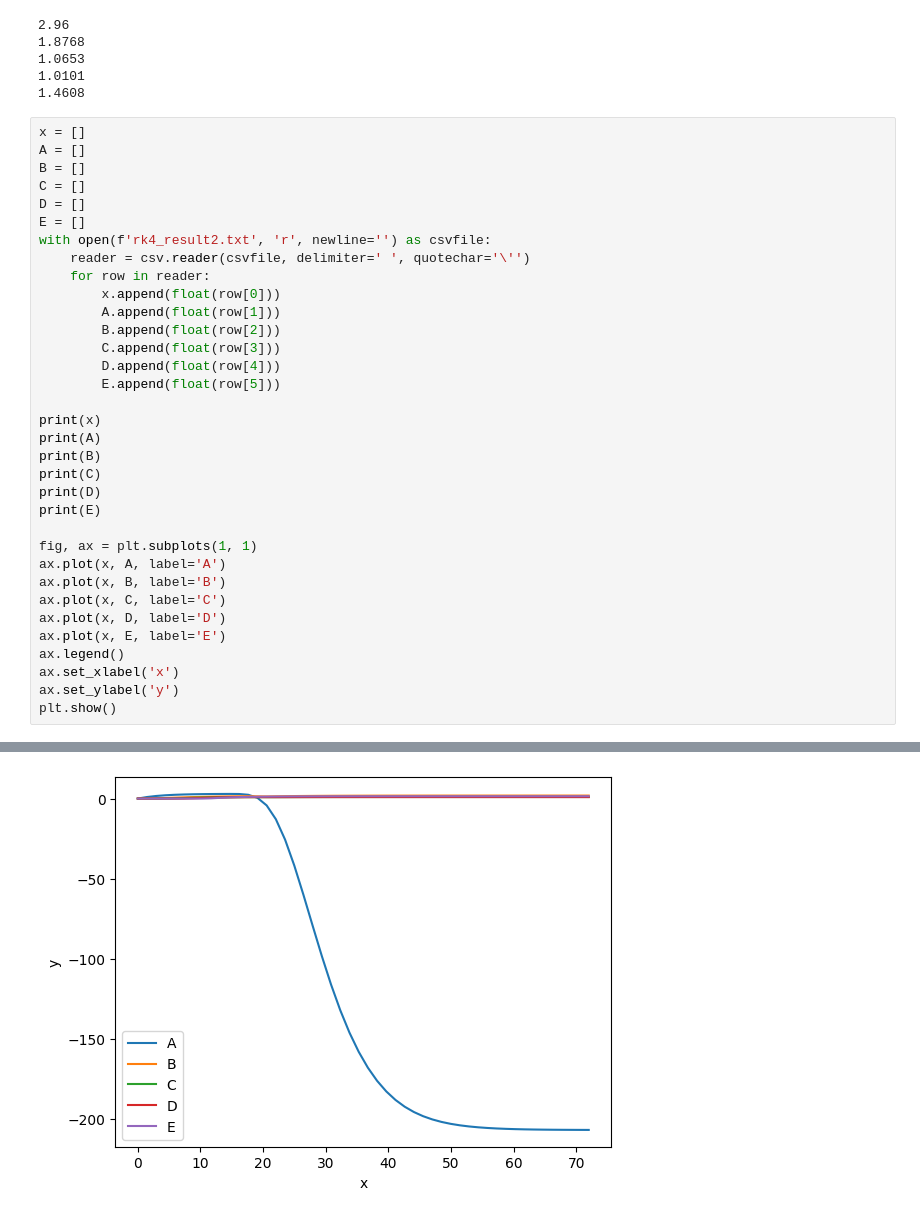
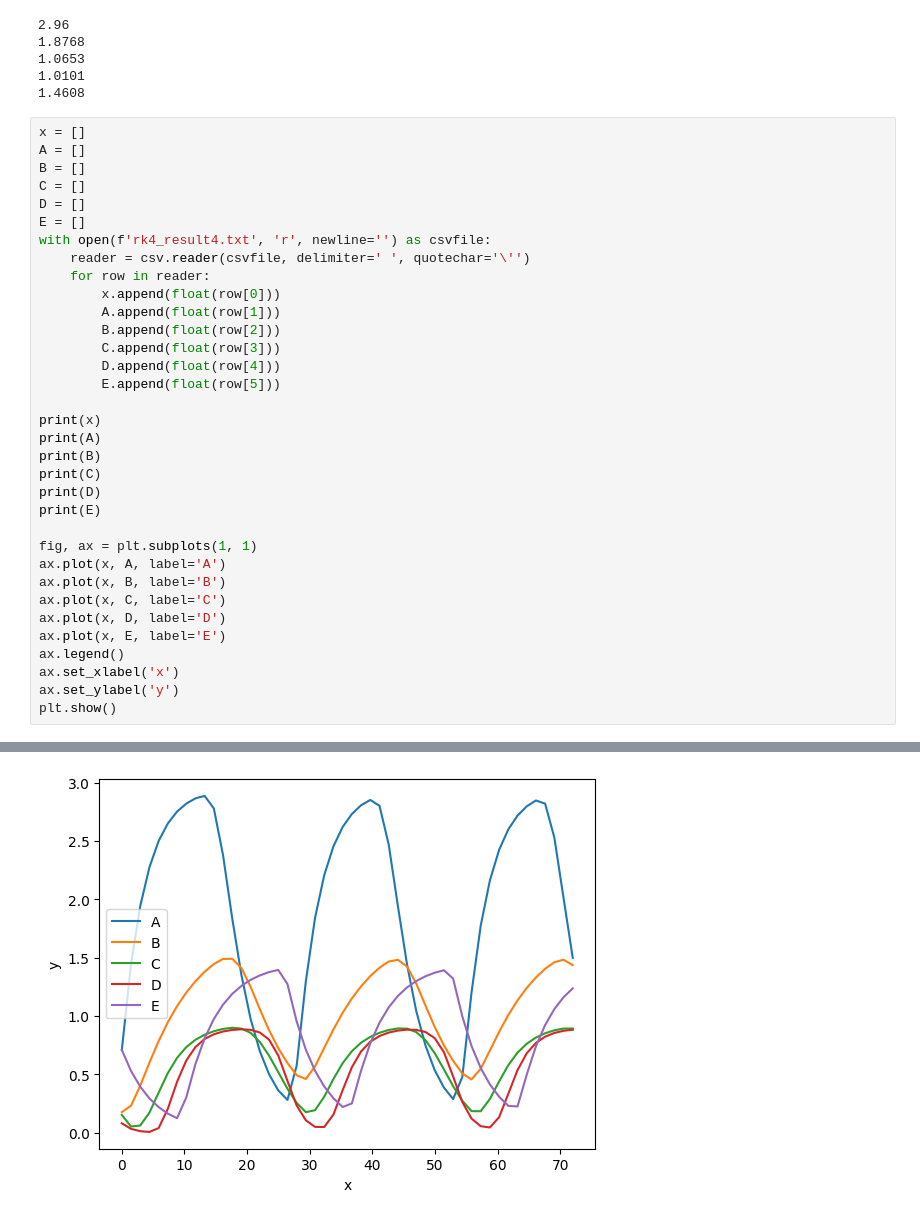
Before and after one commit to Patrick448/estudos-iniciacao-cientifica, a Jupyter notebook: grn_plot.ipynb, the cells around one changed output, grey strips where cells are left out. Drawn from its saved outputs; the diff is of its cells as text.

```diff
--- a/grn_plot.ipynb
+++ b/grn_plot.ipynb
@@ -65,7 +65,7 @@ B = []
 C = []
 D = []
 E = []
-with open(f'rk4_result2.txt', 'r', newline='') as csvfile:
+with open(f'rk4_result4.txt', 'r', newline='') as csvfile:
     reader = csv.reader(csvfile, delimiter=' ', quotechar='\'')
     for row in reader:
         x.append(float(row[0]))
@@ -102,2 +102,2 @@ plt.show()
-[figure, old version]
+[figure, new version]
 # %%
```
Also changed, not shown: parts of 3 cells of this notebook, 8 other files.
